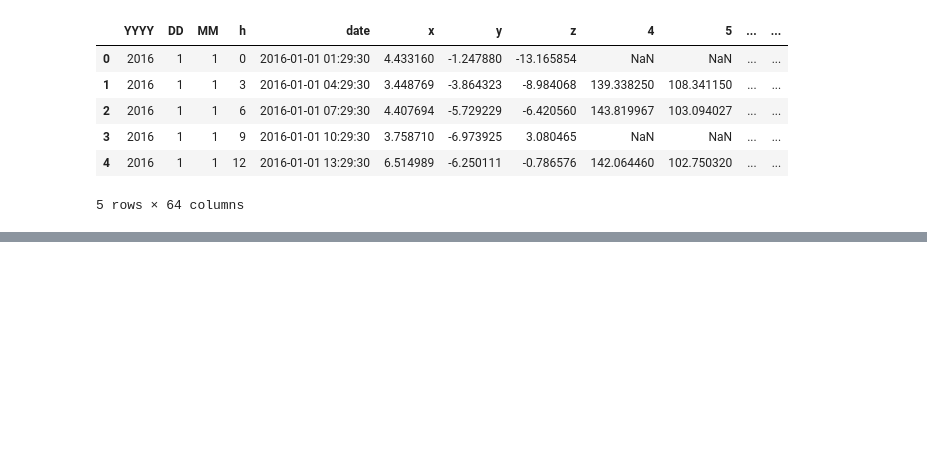
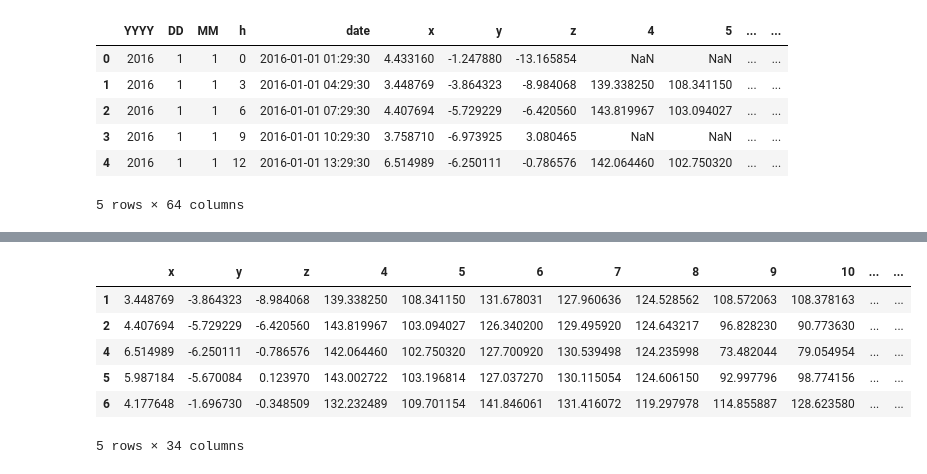
Before and after one commit to ivan-serrano-hernandez/NASA-Space-Apps, a Jupyter notebook: Getting_datasets.ipynb, the cells around one changed output, grey strips where cells are left out. Cells and saved outputs as stored; diff of their text form; code cells hidden in the pictures; blank space fills up the shorter version.

```diff
--- a/Getting_datasets.ipynb
+++ b/Getting_datasets.ipynb
@@ -282,2 +190,11 @@ merged_df
 # %%
 non_na = filtered_df.dropna()
+non_na.head()
+# %% [output]
+|  | x | y | z | 4 | 5 | 6 | 7 | 8 | 9 | 10 | ... | ... |
+| 1 | 3.448769 | -3.864323 | -8.984068 | 139.338250 | 108.341150 | 131.678031 | 127.960636 | 124.528562 | 108.572063 | 108.378163 | ... | ... |
+| 2 | 4.407694 | -5.729229 | -6.420560 | 143.819967 | 103.094027 | 126.340200 | 129.495920 | 124.643217 | 96.828230 | 90.773630 | ... | ... |
+| 4 | 6.514989 | -6.250111 | -0.786576 | 142.064460 | 102.750320 | 127.700920 | 130.539498 | 124.235998 | 73.482044 | 79.054954 | ... | ... |
+| 5 | 5.987184 | -5.670084 | 0.123970 | 143.002722 | 103.196814 | 127.037270 | 130.115054 | 124.606150 | 92.997796 | 98.774156 | ... | ... |
+| 6 | 4.177648 | -1.696730 | -0.348509 | 132.232489 | 109.701154 | 141.846061 | 131.416072 | 119.297978 | 114.855887 | 128.623580 | ... | ... |
+5 rows × 34 columns
```
Also changed, not shown: parts of 41 cells of this notebook.
